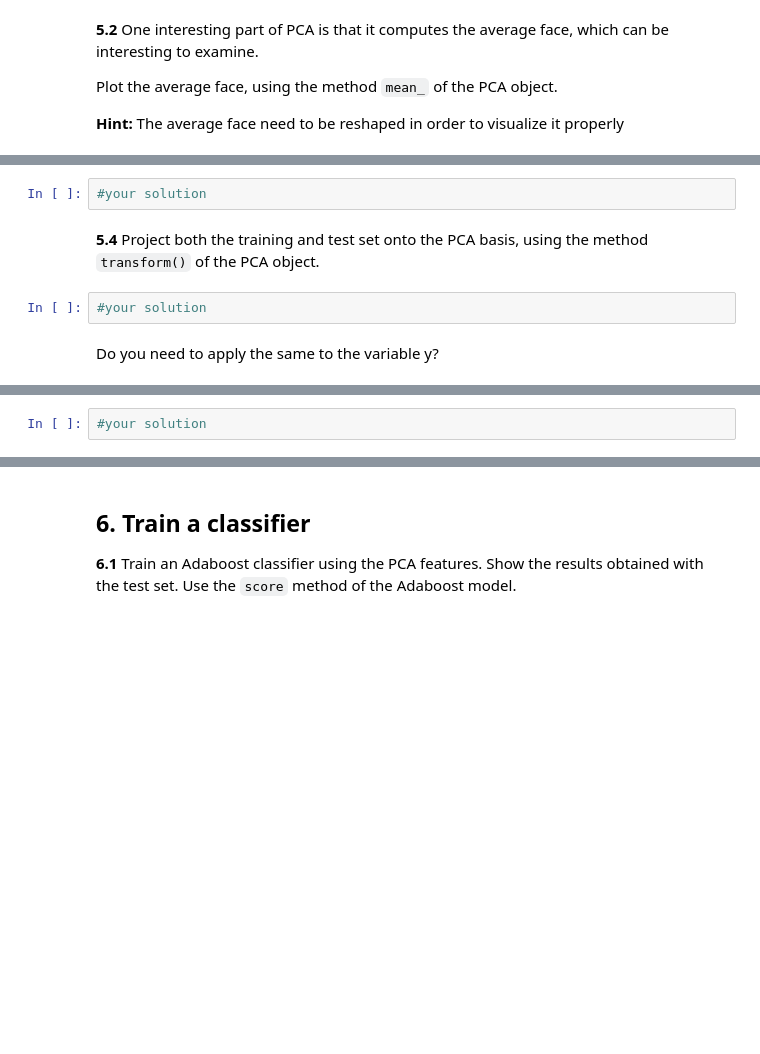
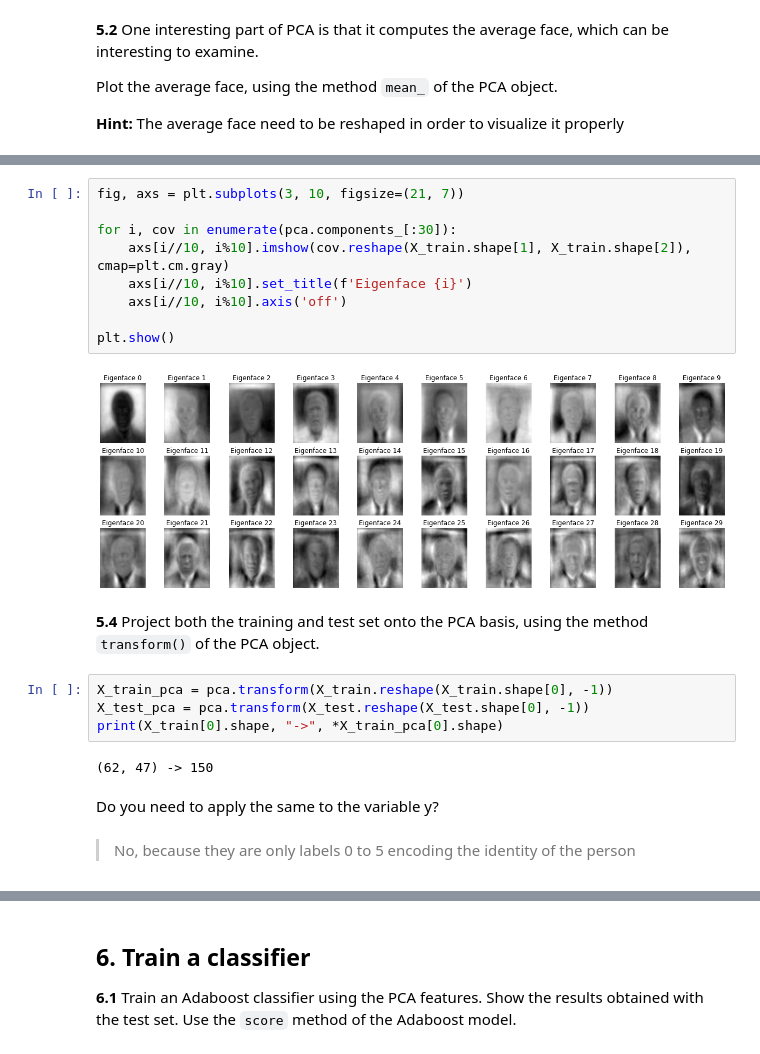
Before and after one commit to mates-info/artificial-vision, a Jupyter notebook: p6/P6_AntonioTigri_AndreuVall/P6_2022_23.ipynb, the cells around one changed output, grey strips where cells are left out. Cells and saved outputs as stored; diff of their text form; blank space fills up the shorter version.

```diff
--- a/p6/P6_AntonioTigri_AndreuVall/P6_2022_23.ipynb
+++ b/p6/P6_AntonioTigri_AndreuVall/P6_2022_23.ipynb
@@ -393,13 +436,28 @@ Plot the average face, using the method `mean_` of the PCA object.
 
 Note that the base components are ordered by their importance. We see that the first few components seem to primarily take care of lighting conditions; the remaining components pull out certain identifying features: the nose, eyes, eyebrows, etc...
 # %%
-#your solution
+fig, axs = plt.subplots(3, 10, figsize=(21, 7))
+
+for i, cov in enumerate(pca.components_[:30]):
+    axs[i//10, i%10].imshow(cov.reshape(X_train.shape[1], X_train.shape[2]), cmap=plt.cm.gray)
+    axs[i//10, i%10].set_title(f'Eigenface {i}')
+    axs[i//10, i%10].axis('off')
+
+plt.show()
+# %% [output]
+[figure, added]
 # %% [markdown]
 **5.4** Project both the training and test set onto the PCA basis, using the method `transform()` of the PCA object.
 # %%
-#your solution
+X_train_pca = pca.transform(X_train.reshape(X_train.shape[0], -1))
+X_test_pca = pca.transform(X_test.reshape(X_test.shape[0], -1))
+print(X_train[0].shape, "->", *X_train_pca[0].shape)
+# %% [output]
+(62, 47) -> 150
 # %% [markdown]
 Do you need to apply the same to the variable y?
+# %% [markdown]
+> No, because they are only labels 0 to 5 encoding the identity of the person
 # %% [markdown]
 **5.5**  These projected components correspond to factors in a linear combination of component images such that the combination approaches the original face.
 
@@ -407,5 +465,3 @@ Choose one of the images and try to recompose from its first 10 most important c
 
 
 <img src="notebook_images/eigenfaces_image.PNG">
-# %%
-#your solution
```
Also changed, not shown: parts of 17 cells of this notebook.
